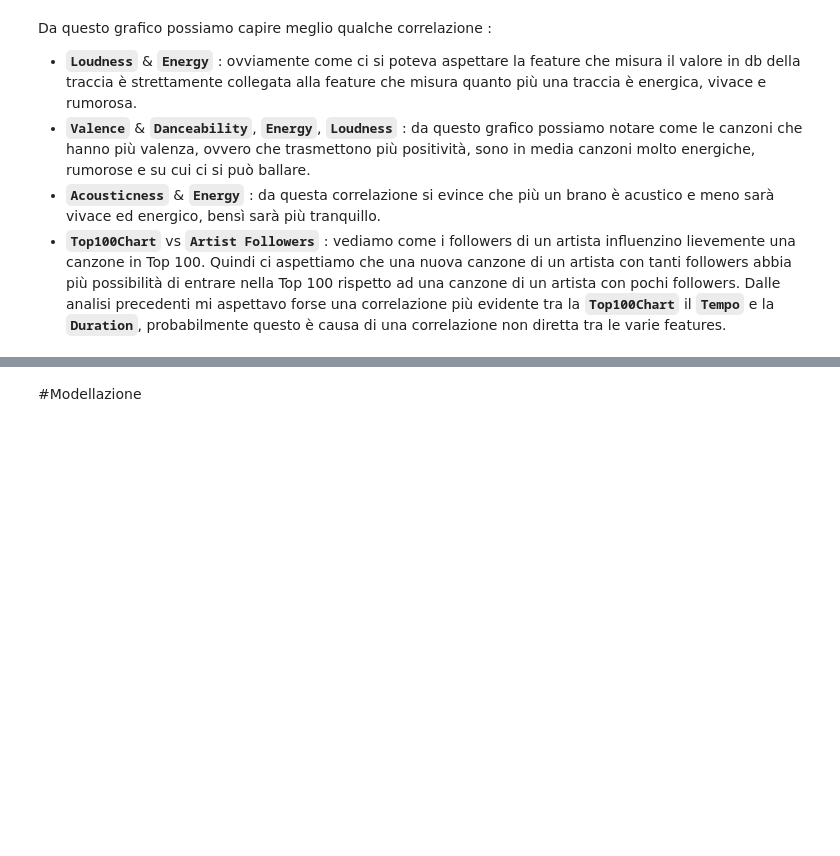
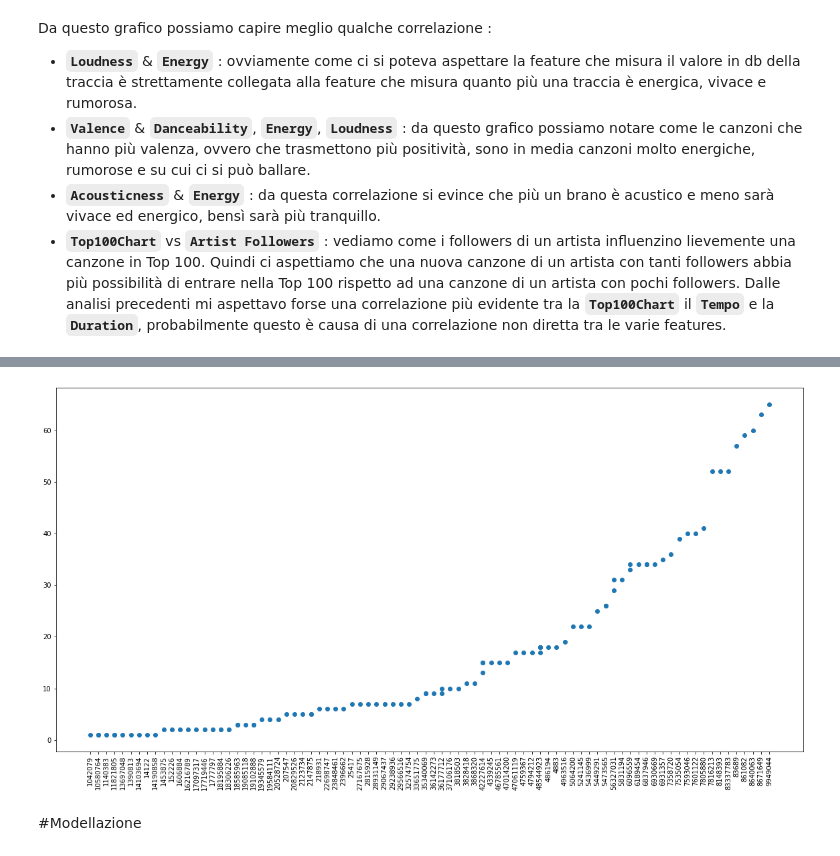
Before and after one commit to SimoRega/ProgettoDataIntensive, a Jupyter notebook: ProgettoDataIntensiveRega.ipynb, the cells around one changed output, grey strips where cells are left out. Saved outputs shown, nothing was run; the diff lists cells and outputs as text; code cells hidden in the pictures; blank space fills up the shorter version.

```diff
--- a/ProgettoDataIntensiveRega.ipynb
+++ b/ProgettoDataIntensiveRega.ipynb
@@ -416,3 +427,13 @@ Dalle analisi precedenti mi aspettavo forse una correlazione più evidente tra l
+# %%
+sample=spotify_data.sample(100)
+plt.figure(figsize =(20, 10));
+plt.scatter(
+    sample['Artist Followers'].sort_values(ascending=True),sample["ArtistsTopCharted"].sort_values(ascending=True),
+)
+plt.xticks(rotation=90)
+plt.show();
+# %% [output]
+[figure, added]
 # %% [markdown]
 #Modellazione
 # %%
```
Also changed, not shown: parts of 28 cells of this notebook.
